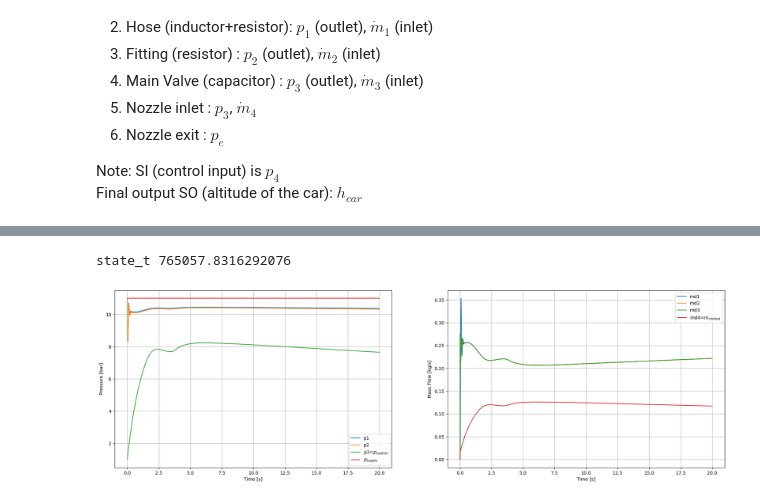
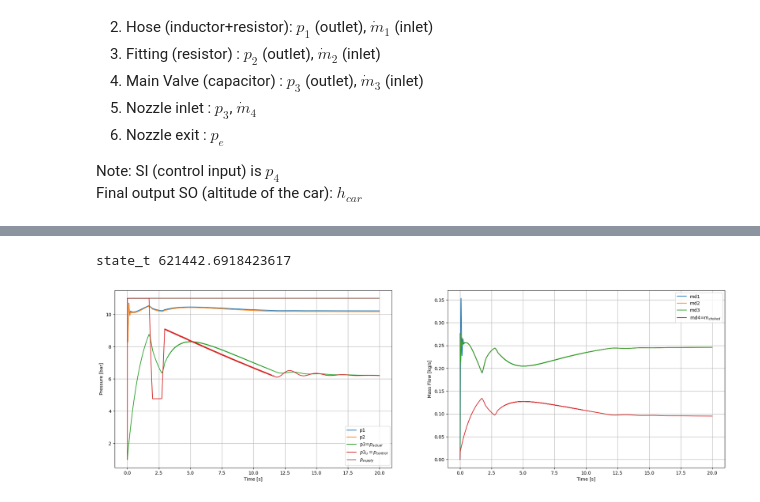
Before and after one commit to Pljwachs/Control-and-Simulation-of-Rocket-Hopper, a Jupyter notebook: src/fluid_simulation.ipynb, the cells around one changed output, grey strips where cells are left out. Drawn from its saved outputs; the diff is of its cells as text; code cells hidden in the pictures.

Commit message:
valve pid control

```diff
--- a/src/fluid_simulation.ipynb
+++ b/src/fluid_simulation.ipynb
@@ -221,3 +215,38 @@ at iteration 17 , Me: 1.8492187500000006 , and h: 0.00078125 , and epsilon: 1.49
 at iteration 18 , Me: 1.8488281250000005 , and h: 0.000390625 , and epsilon: 1.494286538518734
 at iteration 19 , Me: 1.8486328125000004 , and h: 0.0001953125 , and epsilon: 1.4938331019006394
 for comparison, real epsilon:  1.4938271604938271
+# %%
+## Calculate the basic force
+
+md4n_term=A_throat/np.sqrt(T_4*R/(M*gamma)) * np.power((gamma+1)/2, -(gamma+1)/(2*(gamma-1)))
+ve_term=(2*gamma*R*T_4)/(gamma-1)/M
+
+ve_suggest_val=float(np.sqrt(ve_term * (1 - np.power(0.1615, (gamma - 1) / gamma))))
+print("ve_suggest_value:", ve_suggest_val)
+
+thrust_req= m_hop*(g)+k_hose*x_target
+pressure_req=thrust_req/(ve_suggest_val*md4n_term)
+
+print("Basic force need to sustain horizontal at the equilibrium is: ", thrust_req ," [N]")
+print("Basic pressure command to reach equilibrium at target", x_target, ":", pressure_req, " [Pa]")
+###########################################################################################
+
+## PID parameters for pressure command (gain has to be larger since the step size is really small)
+kp=4.5                #1.2 0.5 1.0
+ki=1.0
+kd=4.0
+
+FF_term=pressure_req*0.5
+print("Feed-Forward term: ",FF_term)
+
+# original value: 467533.90302002383 (the pressure requirement for counter the gravity)
+# The maximum value (at the height x=5.0) can't over the (original value-1e5(which is the lowest command value))  or else the rocket can't decelerate,
+# instead it will reach the new equilibrium position that is either undershoot or overshoot depend on the height
+
+## PID parameters for valve control (for the simulation purpose, don't deploy in the real test)
+v_kp=1.0   #2.0
+v_ki=0.0
+v_kd=0.15
+
+v_lasterr=0.0
+v_integral=0.0
@@ -455,35 +527,36 @@ final position 4.137544653122989  final velocity -0.000813711222190457
 # %%
 # Visualization
 
 # part 1: pressure and mass flow rate
 
 plt.figure(figsize=(24,7))
 plt.subplot(121)
 plt.plot(time[:-1], state_t[0, :-1]/1e5, label='p1', color='C0')
 plt.plot(time[:-1], state_t[2, :-1]/1e5, label='p2', color='C1')
-plt.plot(time[:-1], state_t[4, :-1]/1e5, label='p3=$p_{control}$', color='C2')
-plt.hlines(11.0,xmin=0,xmax=tf,label='$p_{supply}$', color='C3')
+plt.plot(time[:-1], state_t[4, :-1]/1e5, label='p3=$p_{actual}$', color='C2')
+plt.plot(time[:-1], state_t[6, :-1]/1e5, label='$p3_u=p_{control}$', color='C3')
+plt.hlines(11.0,xmin=0,xmax=tf,label='$p_{supply}$', color='C5')
 plt.xlabel('Time [s]')
 plt.ylabel('Pressure [bar]')
 # plt.ylim(ymin=9.99999, ymax=10.00001)
 plt.grid()
 plt.legend()
 
 plt.subplot(122)
 plt.plot(time[:-1], state_t[1, :-1], label='md1', color='C0')
 plt.plot(time[:-1], state_t[3, :-1], label='md2', color='C1')
 plt.plot(time[:-1], state_t[5, :-1], label='md3', color='C2')
-plt.plot(time[:-1], state_t[6, :-1], label='md4=$m_{choked}$', color='C3')
+plt.plot(time[:-1], state_t[7, :-1], label='md4=$m_{choked}$', color='C3')
 plt.xlabel('Time [s]')
 plt.ylabel('Mass Flow [kg/s]')
 plt.grid()
 plt.legend()
 
 # the ideal value for p2 is suppose to be around 10 bar
 print("state_t",state_t[4,-2])
 # %% [output]
-state_t 765057.8316292076
+state_t 621442.6918423617
-[figure, old version]
+[figure, new version]
 # %%
 # part 2: density
 
```
Also changed, not shown: parts of 8 cells of this notebook.
